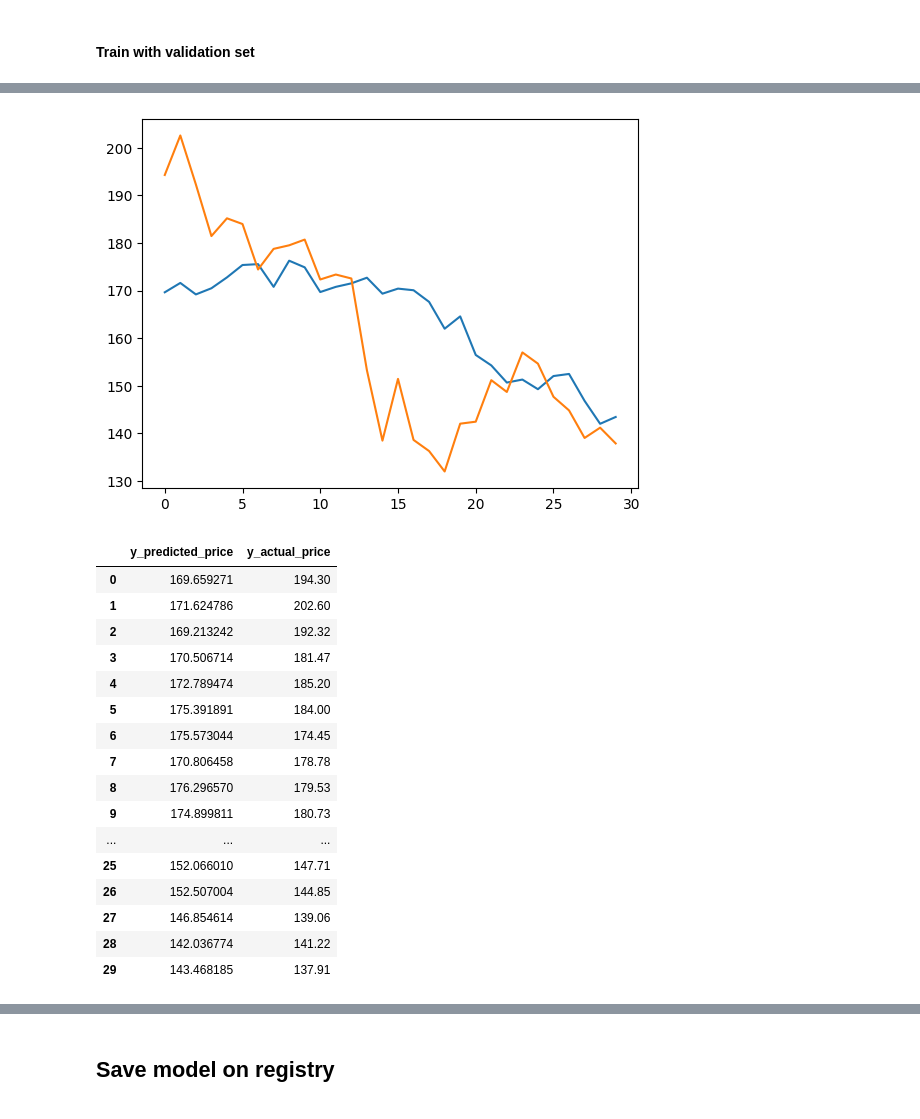
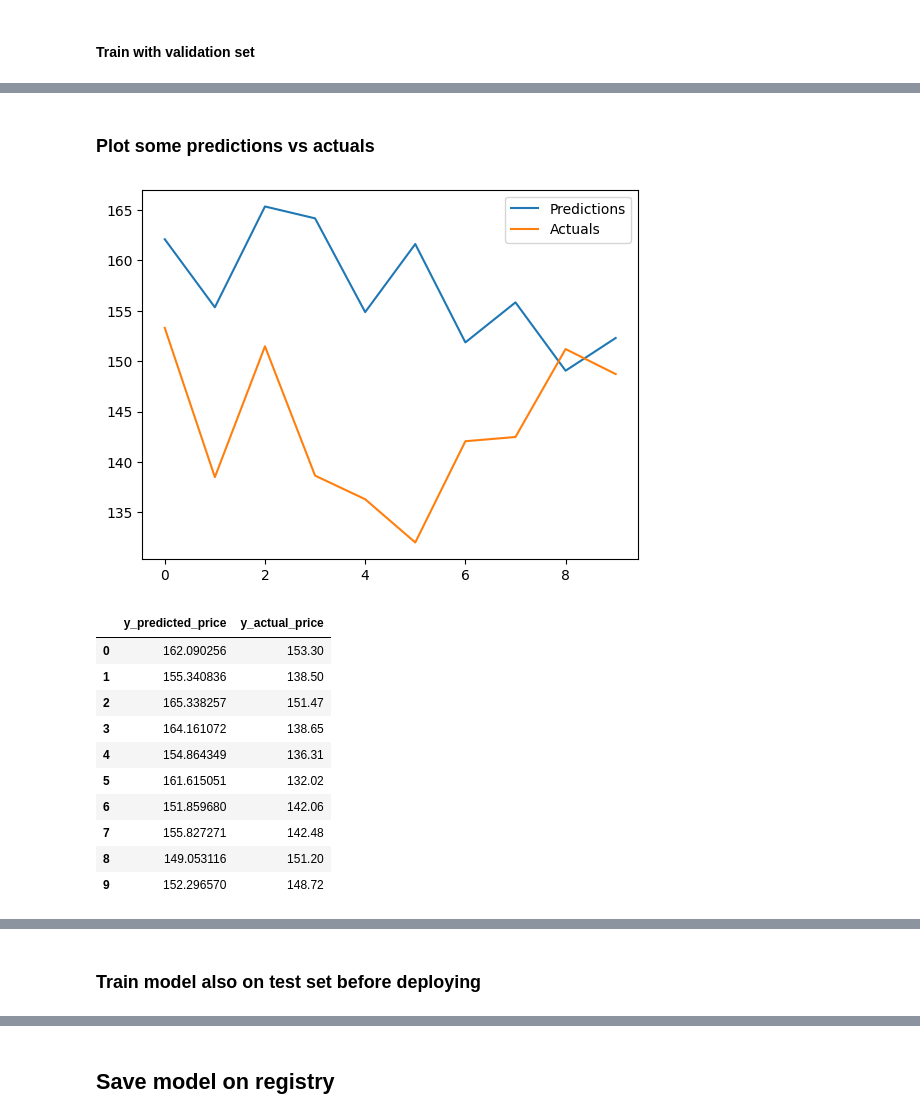
Before and after one commit to natassaf/ID2223-final-project, a Jupyter notebook: training_pipeline.ipynb, the cells around one changed output, grey strips where cells are left out. Drawn from its saved outputs; the diff is of its cells as text; code cells hidden in the pictures.

Commit message:
tide up and finish training pipeline

```diff
--- a/training_pipeline.ipynb
+++ b/training_pipeline.ipynb
@@ -350,6 +249,6 @@ train_results
 # %% [markdown]
 #### Train with validation set
 # %%
-model2.fit(X_val, y_val, validation_data=(X_train, y_train), epochs=200, callbacks=[cp2])
+model.fit(X_val, y_val, validation_data=(X_train, y_train), epochs=200, callbacks=[cp2])
 # %% [output]
 Epoch 1/200
@@ -432,0 +291,33 @@ Test Root Mean Squared Error (RMSE): 0.07842198374714777
+# %%
+val_predictions = model.predict(X_val)
+test_predictions = model.predict(X_test)
+
+# Metrics calculated on normalized data
+res_dict_val = evaluation_metrics(val_predictions, y_val)
+
+print("**********************")
+print(f"Val Mean Squared Error (MSE): {res_dict_val['mse']}")
+print(F"R-squared on validation set: {res_dict_val['r_squared']}")
+
+res_dict_test = evaluation_metrics(test_predictions, y_test)
+
+print("**********************")
+print(f"Test Mean Squared Error (MSE): {res_dict_test['mse']}")
+print(F"R-squared on test set: {res_dict_test['r_squared']}")
+
+
+# Metrics calculated on unnormalized data
+
+y_val_unscaled = scaler_labels.inverse_transform(y_val)
+val_predictions_unscaled =  scaler_labels.inverse_transform(val_predictions)
+res_dict_val_unscaled = evaluation_metrics(val_predictions_unscaled, y_val_unscaled)
+print("**********************")
+print(f"Val Mean Squared Error (MSE) unormalized: {res_dict_val_unscaled['mse']}")
+print(F"R-squared on validation set unormalized: {res_dict_val_unscaled['r_squared']}")
+
+y_test_unscaled = scaler_labels.inverse_transform(y_test)
+test_predictions_unscaled =  scaler_labels.inverse_transform(test_predictions)
+res_dict_test_unscaled = evaluation_metrics(test_predictions_unscaled, y_test_unscaled)
+print("**********************")
+print(f"Test MSE unormalized: {res_dict_test_unscaled['mse']}")
+print(F"R-squared on test set unormalized: {res_dict_test_unscaled['r_squared']}")
@@ -433,10 +339,10 @@ Test Root Mean Squared Error (RMSE): 0.07842198374714777
 # %%
-from sklearn.metrics import mean_squared_error as mse
-
 def plot_predictions(y_predicted_sample, y_actual_sample, num_predictions):
   df = pd.DataFrame(data={'Predictions': y_predicted_sample, 'Actuals':y_actual_sample})
-  plt.plot(df['Predictions'][0:num_predictions])
-  plt.plot(df['Actuals'][0:num_predictions])
+  plt.plot(df['Predictions'][0:num_predictions], label='Predictions')
+  plt.plot(df['Actuals'][0:num_predictions], label='Actuals')
+  plt.legend()
+
   plt.show()
 
   return
@@ -446,28 +352,24 @@ def predictions_table(y_predicted, y_actual, num_predictions):
 
   results_price = pd.DataFrame(combined_array[:num_predictions], columns=['y_predicted_price','y_actual_price'])
   display(results_price)
+# %% [markdown]
+### Plot some predictions vs actuals
 # %%
 test_predictions_unscaled = scaler_labels.inverse_transform(test_predictions)
 y_test_unscaled = scaler_labels.inverse_transform(y_test)
-for i in [4, 5, 6,7,8,9]:
+for i in [1, 10]:
     plot_predictions(test_predictions_unscaled[i], y_test_unscaled[i], num_predictions)
     predictions_table(test_predictions_unscaled[i], y_test_unscaled[i], num_predictions)
 # %% [output]
-[figure, old version]
+[figure, new version]
 |  | y_predicted_price | y_actual_price |
-| 0 | 169.659271 | 194.30 |
-| 1 | 171.624786 | 202.60 |
-| 2 | 169.213242 | 192.32 |
-| 3 | 170.506714 | 181.47 |
-| 4 | 172.789474 | 185.20 |
-| 5 | 175.391891 | 184.00 |
-| 6 | 175.573044 | 174.45 |
-| 7 | 170.806458 | 178.78 |
-| 8 | 176.296570 | 179.53 |
-| 9 | 174.899811 | 180.73 |
-| ... | ... | ... |
-| 25 | 152.066010 | 147.71 |
-| 26 | 152.507004 | 144.85 |
-| 27 | 146.854614 | 139.06 |
-| 28 | 142.036774 | 141.22 |
-| 29 | 143.468185 | 137.91 |
+| 0 | 162.090256 | 153.30 |
+| 1 | 155.340836 | 138.50 |
+| 2 | 165.338257 | 151.47 |
+| 3 | 164.161072 | 138.65 |
+| 4 | 154.864349 | 136.31 |
+| 5 | 161.615051 | 132.02 |
+| 6 | 151.859680 | 142.06 |
+| 7 | 155.827271 | 142.48 |
+| 8 | 149.053116 | 151.20 |
+| 9 | 152.296570 | 148.72 |
@@ -563,0 +388,2 @@ for i in [4, 5, 6,7,8,9]:
+# %% [markdown]
+### Train model also on test set before deploying
```
Also changed, not shown: parts of 38 cells of this notebook, 4 other files.
